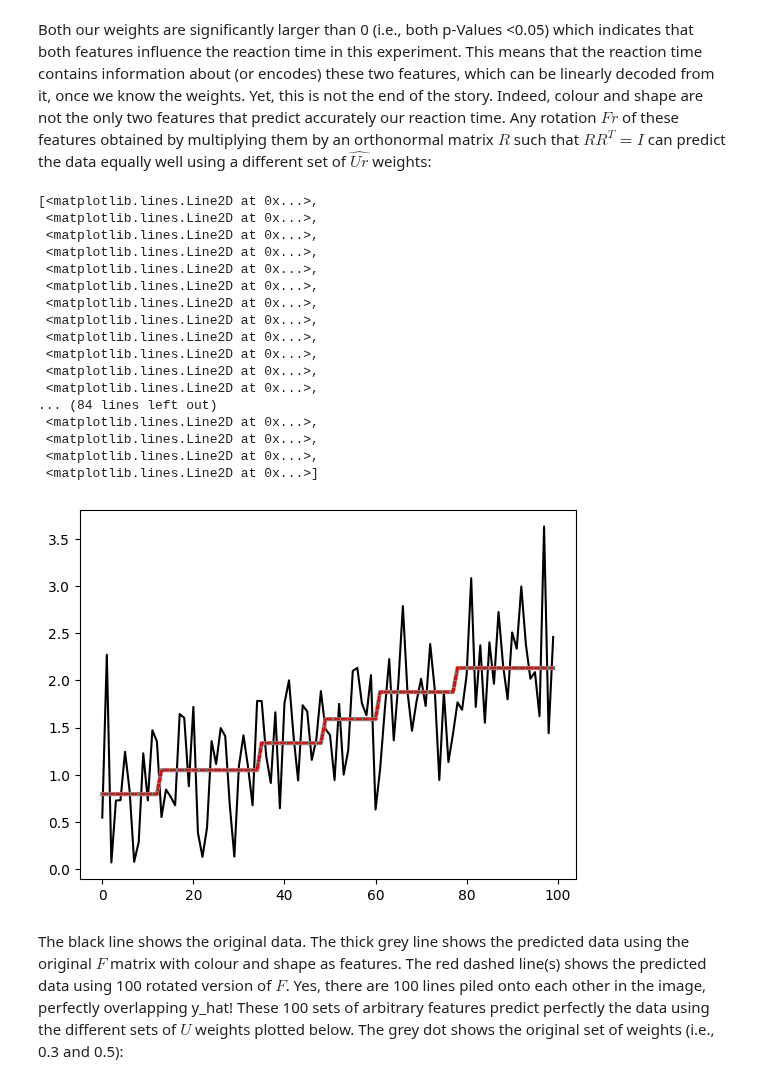
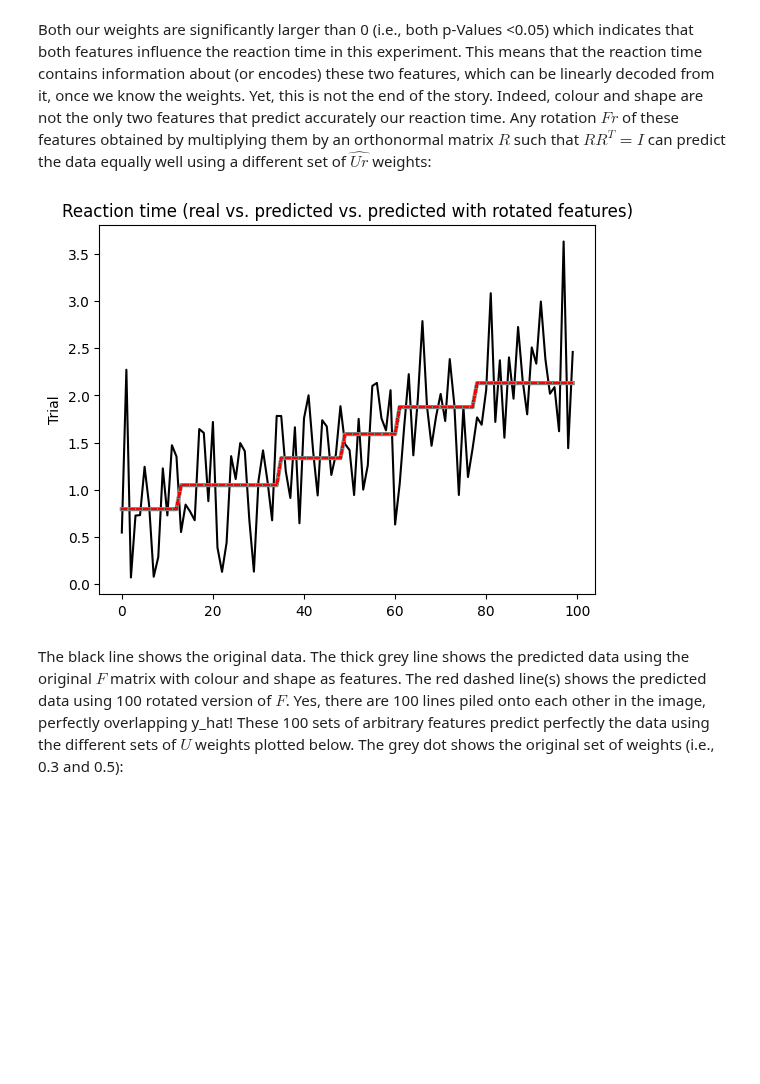
Before and after one commit to mnlmrc/didactic, a Jupyter notebook: pcm_concepts.ipynb, the cells around one changed output. Cells and saved outputs as stored; diff of their text form; code cells hidden in the pictures; blank space fills up the shorter version.

```diff
--- a/pcm_concepts.ipynb
+++ b/pcm_concepts.ipynb
@@ -97,43 +98,30 @@ Both our weights are significantly larger than 0 (i.e., both p-Values <0.05) whi
 # %%
 num_iterations = 100
 
 U_hat_r = np.zeros((num_iterations, num_features))
 y_hat_r = np.zeros((num_iterations, num_trials))
 for i in range(100):
 
     # Define orthonormal matrix R
     R, _ = np.linalg.qr(np.random.randn(num_features, num_features))
 
     # Rotate F
     Fr = F @ R
 
     # estimate U_hat using OLS
     U_hat_r[i] = np.linalg.pinv(Fr.T @ Fr) @ Fr.T @ y
 
     y_hat_r[i] = Fr @ U_hat_r[i]
 
 plt.plot(y, color='k')
 plt.plot(y_hat, color='grey', lw=3)
 plt.plot(y_hat_r.T, color='red', lw=1,ls='--')
+plt.ylabel('RT (s)')
+plt.ylabel('Trial')
+plt.title('Reaction time (real vs. predicted vs. predicted with rotated features)')
+plt.show()
 # %% [output]
-[<matplotlib.lines.Line2D at 0x...>,
- <matplotlib.lines.Line2D at 0x...>,
- <matplotlib.lines.Line2D at 0x...>,
- <matplotlib.lines.Line2D at 0x...>,
- <matplotlib.lines.Line2D at 0x...>,
- <matplotlib.lines.Line2D at 0x...>,
- <matplotlib.lines.Line2D at 0x...>,
- <matplotlib.lines.Line2D at 0x...>,
- <matplotlib.lines.Line2D at 0x...>,
- <matplotlib.lines.Line2D at 0x...>,
- <matplotlib.lines.Line2D at 0x...>,
- <matplotlib.lines.Line2D at 0x...>,
-... (84 lines left out)
- <matplotlib.lines.Line2D at 0x...>,
- <matplotlib.lines.Line2D at 0x...>,
- <matplotlib.lines.Line2D at 0x...>,
- <matplotlib.lines.Line2D at 0x...>]
-[figure, old version]
+[figure, new version]
 # %% [markdown]
 The black line shows the original data. The thick grey line shows the predicted data using the original $F$ matrix with colour and shape as features. The red dashed line(s) shows the predicted data using 100 rotated version of $F$. Yes, there are 100 lines piled onto each other in the image, perfectly overlapping y_hat! These 100 sets of arbitrary features predict perfectly the data using the different sets of $U$ weights plotted below. The grey dot shows the original set of weights (i.e., 0.3 and 0.5):
 # %%
```
Also changed, not shown: parts of 4 cells of this notebook.
